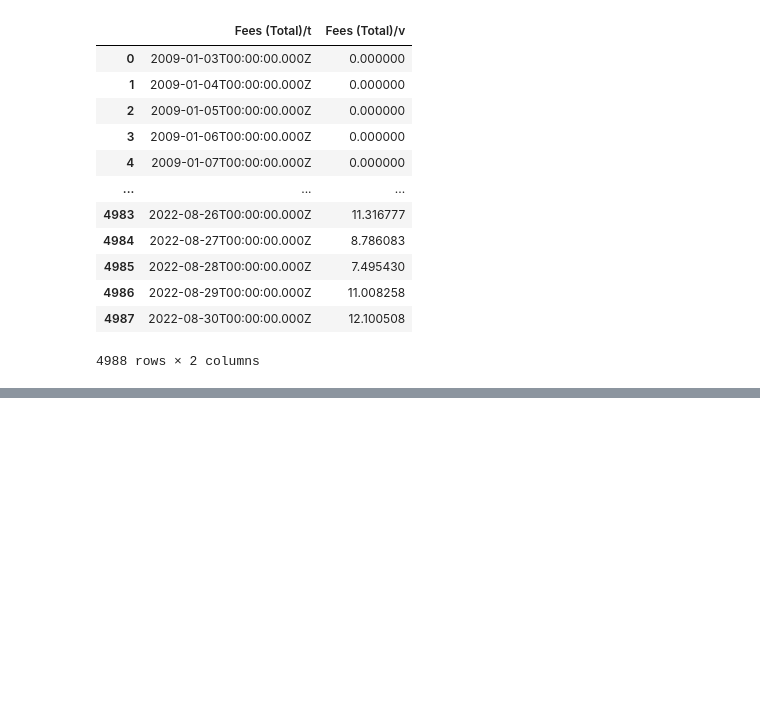
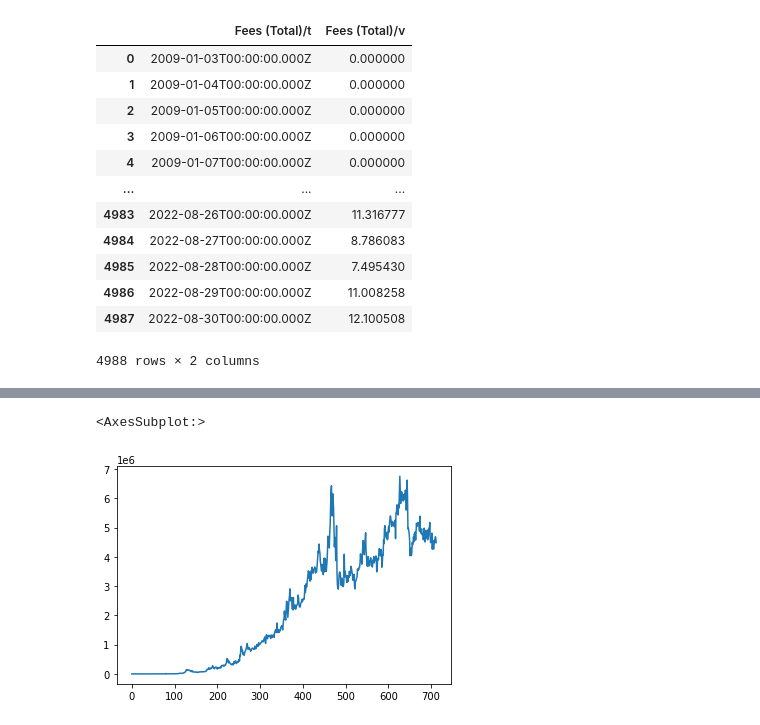
Before and after one commit to CasellaJr/Forecasting-Blockchain-indicators-for-analyzing-BTC-future-price, a Jupyter notebook: Time Series.ipynb, the cells around one changed output, grey strips where cells are left out. Saved outputs shown, nothing was run; the diff lists cells and outputs as text; code cells hidden in the pictures; blank space fills up the shorter version.

```diff
--- a/Time Series.ipynb
+++ b/Time Series.ipynb
@@ -156,0 +171,5 @@ fees
+# %%
+new_addresses["Active Addresses/v"].plot()
+# %% [output]
+<AxesSubplot:>
+[figure, added]
```
Also changed, not shown: parts of 14 cells of this notebook.
